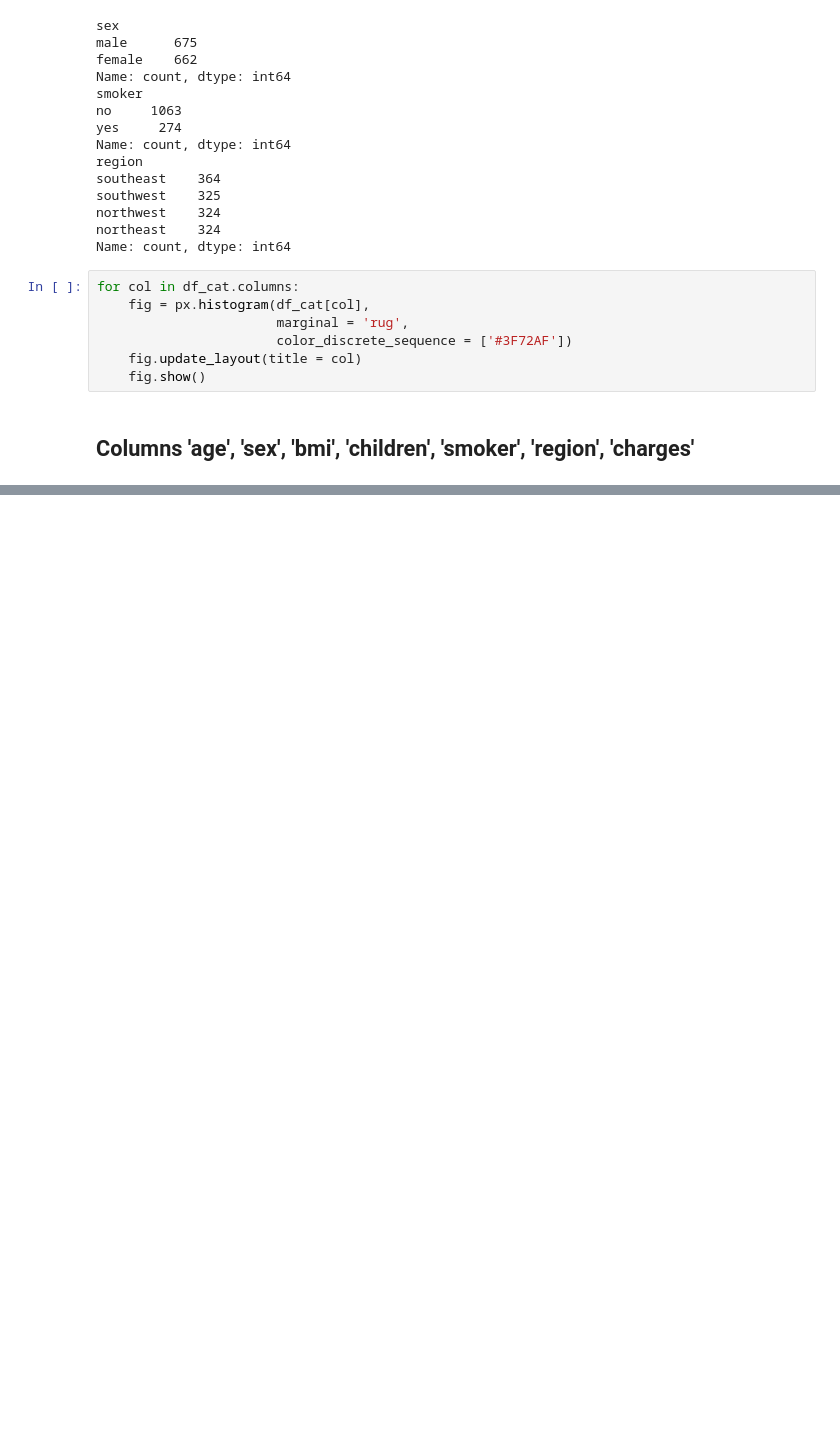
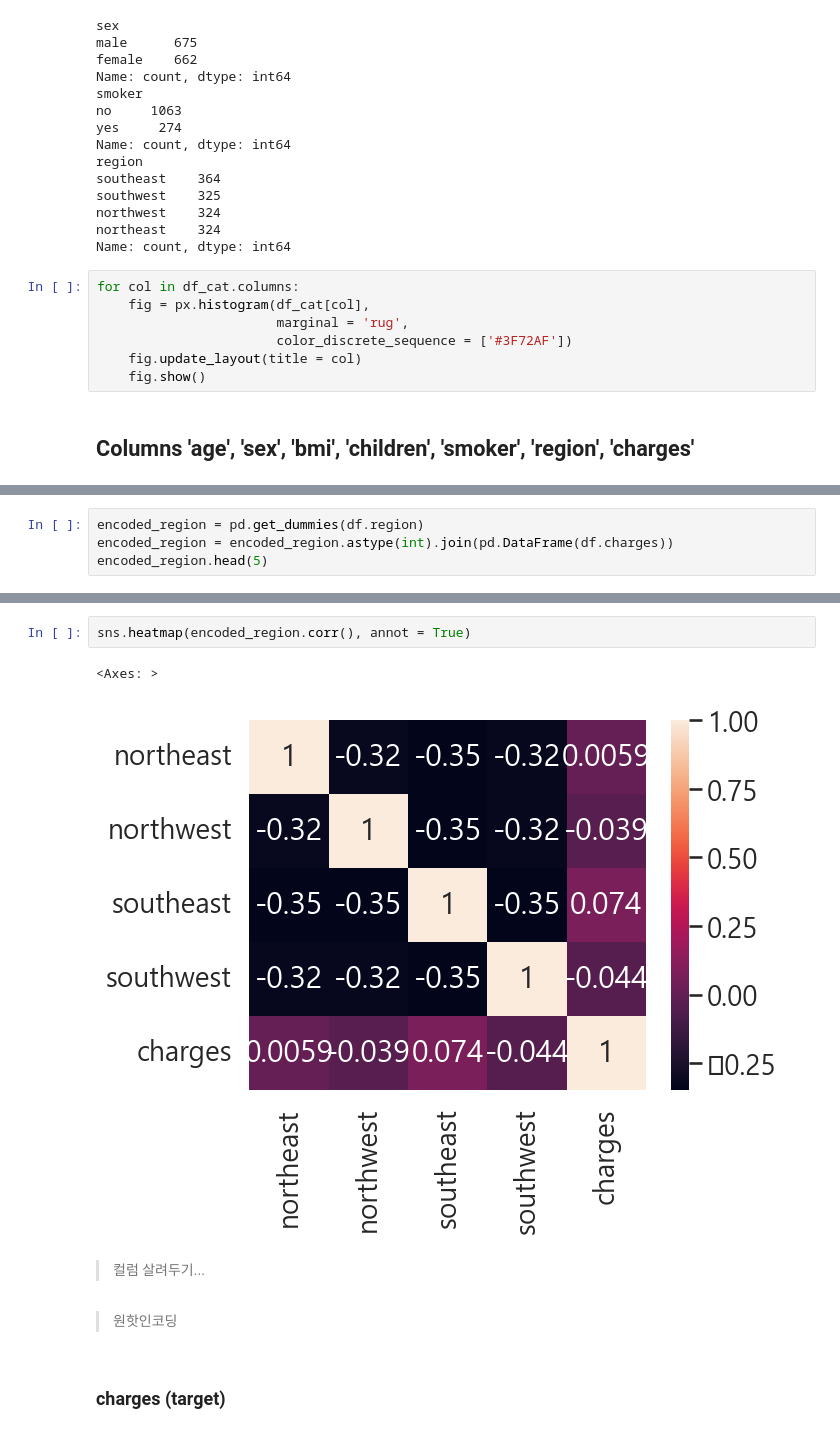
Before and after one commit to Pepi10/ML, a Jupyter notebook: Insurance_charge.ipynb, the cells around one changed output, grey strips where cells are left out. Drawn from its saved outputs; the diff is of its cells as text; blank space fills up the shorter version.

```diff
--- a/Insurance_charge.ipynb
+++ b/Insurance_charge.ipynb
@@ -231,0 +281,4 @@ Name: count, dtype: int64
+# %%
+encoded_region = pd.get_dummies(df.region)
+encoded_region = encoded_region.astype(int).join(pd.DataFrame(df.charges))
+encoded_region.head(5)
@@ -231,0 +292,11 @@ Name: count, dtype: int64
+# %%
+sns.heatmap(encoded_region.corr(), annot = True)
+# %% [output]
+<Axes: >
+[figure, added]
+# %% [markdown]
+> 컬럼 살려두기...
+# %% [markdown]
+> 원핫인코딩
+# %% [markdown]
+### charges (target)
```
Also changed, not shown: parts of 49 cells of this notebook.
